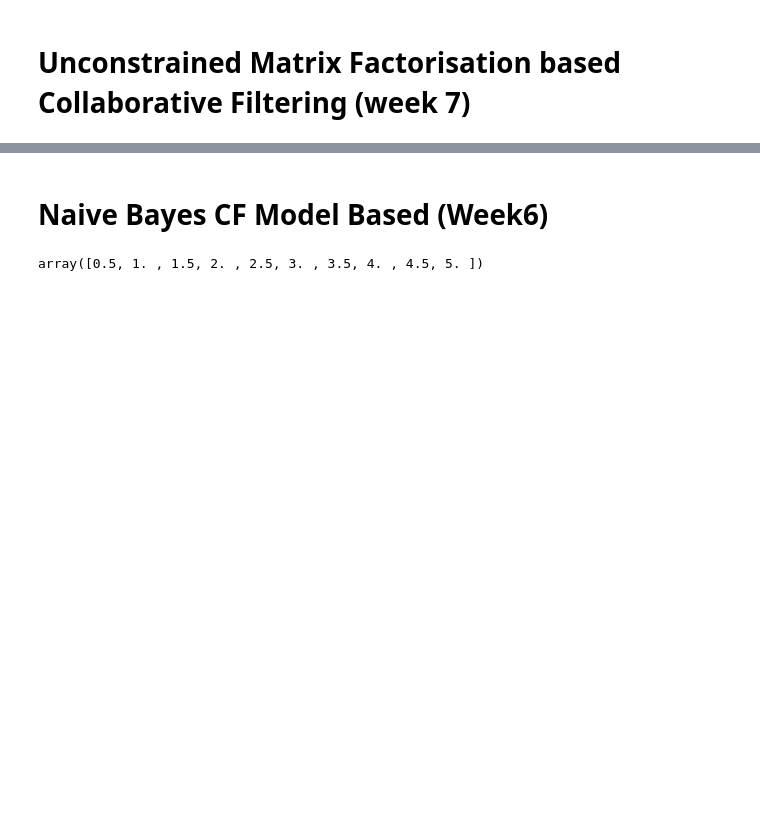
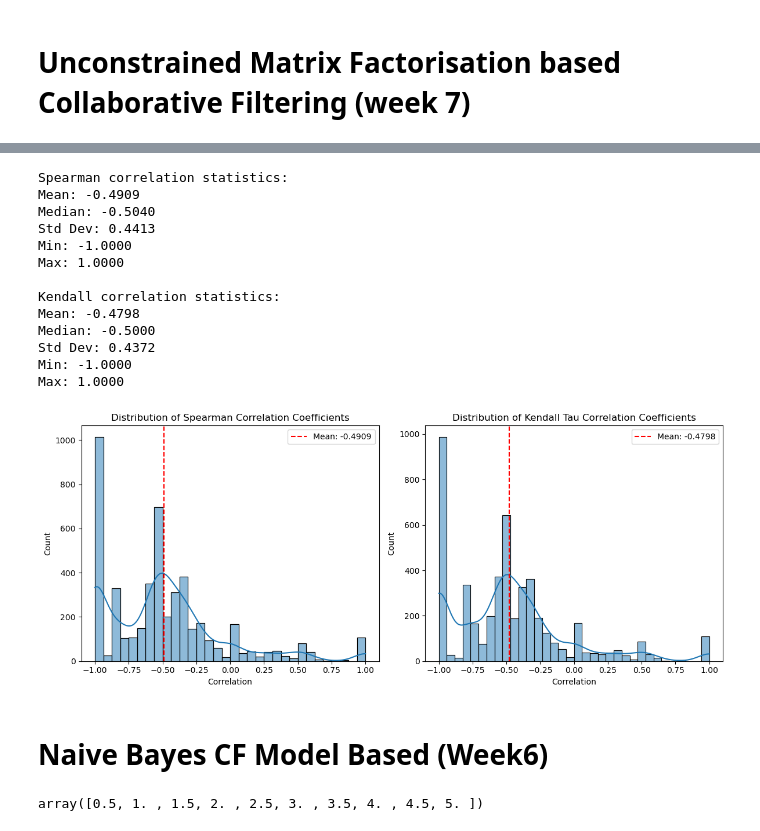
Before and after one commit to EliaTosin/DataAnaCla25, a Jupyter notebook: flipped_9/evaluation_rec_sys.ipynb, the cells around one changed output, grey strips where cells are left out. Drawn from its saved outputs; the diff is of its cells as text; code cells hidden in the pictures; blank space fills up the shorter version.

```diff
--- a/flipped_9/evaluation_rec_sys.ipynb
+++ b/flipped_9/evaluation_rec_sys.ipynb
@@ -203,6 +225,12 @@ def sgd_matrix_factorization(df, k=10, alpha=0.01, lambda_reg=0.1, num_epochs=20
     print(f"Final Test RMSE: {test_loss:.4f}")
 
     return U, V, b_u, b_i, b, losses, val_losses, test_data
+# %%
+w_click_val = 1
+w_cart_val = 2
+w_order_val = 3
 # %%
-U, V, b_u, b_i, b, _, _, test_data = sgd_matrix_factorization(df_concat, k=20, alpha=0.001, num_epochs=1, w_click=1,
-                                                              w_order=2, w_cart=3)
+
+# Run SGD matrix factorization
+U, V, b_u, b_i, b, _, _, test_data = sgd_matrix_factorization(df_concat, k=20, alpha=0.001, num_epochs=1, w_click=w_click_val,
+                                                              w_order=w_order_val, w_cart=w_cart_val)
@@ -209,3 +340,67 @@ U, V, b_u, b_i, b, _, _, test_data = sgd_matrix_factorization(df_concat, k=20, a
+# %%
+import seaborn as sns
+import numpy as np
+
+import matplotlib.pyplot as plt
+
+# Set up the figure for plotting
+fig, axes = plt.subplots(1, 2, figsize=(12, 5))
+
+# Plot histograms of correlation coefficients
+sns.histplot(spearman_list, kde=True, ax=axes[0])
+axes[0].set_title('Distribution of Spearman Correlation Coefficients')
+axes[0].set_xlabel('Correlation')
+axes[0].axvline(avg_spearman, color='red', linestyle='--', label=f'Mean: {avg_spearman:.4f}')
+axes[0].legend()
+
+sns.histplot(kendall_list, kde=True, ax=axes[1])
+axes[1].set_title('Distribution of Kendall Tau Correlation Coefficients')
+axes[1].set_xlabel('Correlation')
+axes[1].axvline(avg_kendall, color='red', linestyle='--', label=f'Mean: {avg_kendall:.4f}')
+axes[1].legend()
+
+# Calculate and display some statistics
+spearman_stats = {
+    'Mean': np.mean(spearman_list),
+    'Median': np.median(spearman_list),
+    'Std Dev': np.std(spearman_list),
+    'Min': np.min(spearman_list),
+    'Max': np.max(spearman_list)
+}
+
+kendall_stats = {
+    'Mean': np.mean(kendall_list),
+    'Median': np.median(kendall_list),
+    'Std Dev': np.std(kendall_list),
+    'Min': np.min(kendall_list),
+    'Max': np.max(kendall_list)
+}
+
+print("Spearman correlation statistics:")
+for k, v in spearman_stats.items():
+    print(f"{k}: {v:.4f}")
+
+print("\nKendall correlation statistics:")
+for k, v in kendall_stats.items():
+    print(f"{k}: {v:.4f}")
+
+plt.tight_layout()
+plt.show()
+# %% [output]
+Spearman correlation statistics:
+Mean: -0.4909
+Median: -0.5040
+Std Dev: 0.4413
+Min: -1.0000
+Max: 1.0000
+
+Kendall correlation statistics:
+Mean: -0.4798
+Median: -0.5000
+Std Dev: 0.4372
+Min: -1.0000
+Max: 1.0000
+[figure, added]
 # %% [markdown]
 # Naive Bayes CF Model Based (Week6)
 # %%
```
Also changed, not shown: parts of 10 cells of this notebook.
